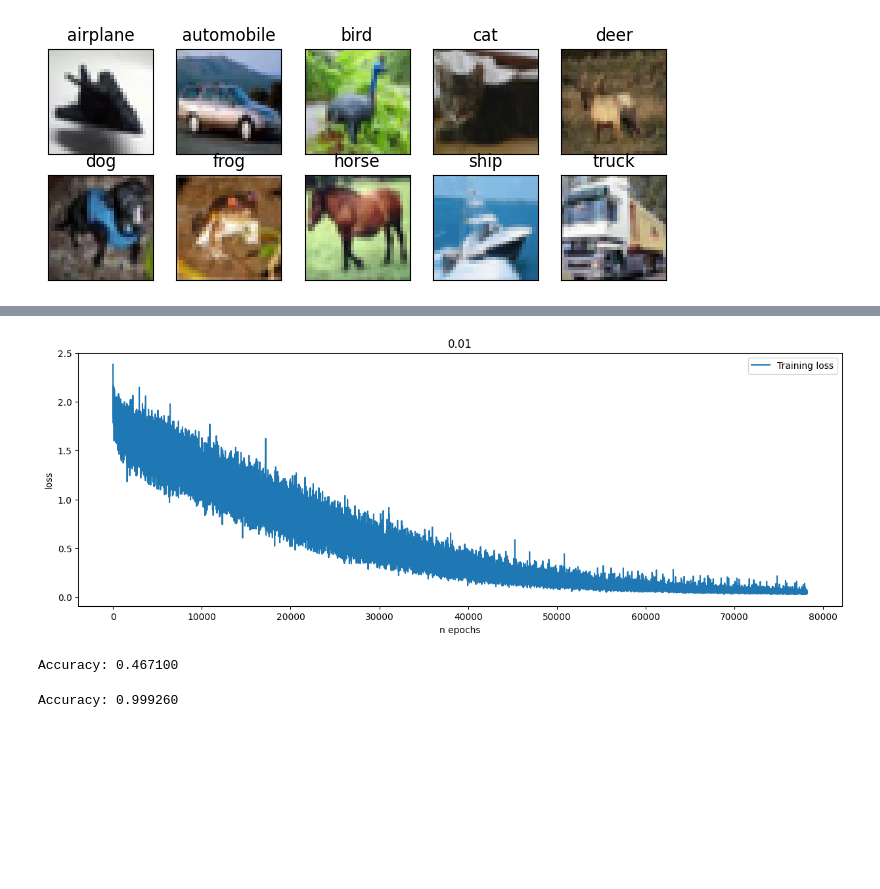
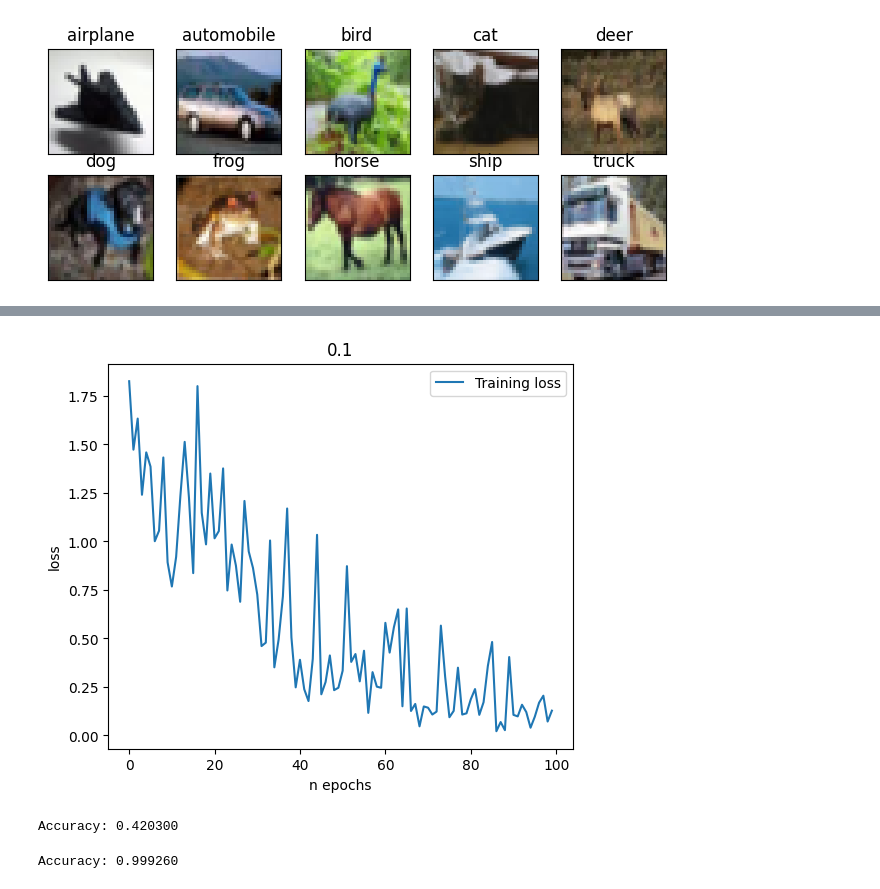
Before and after one commit to swetzel1/introduction_to_ml, a Jupyter notebook: hw6/hw6_p2a.ipynb, the cells around one changed output, grey strips where cells are left out. Cells and saved outputs as stored; diff of their text form; code cells hidden in the pictures; blank space fills up the shorter version.

Commit message:
plot loss

```diff
--- a/hw6/hw6_p2a.ipynb
+++ b/hw6/hw6_p2a.ipynb
@@ -65,7 +71,7 @@ model = nn.Sequential(
 train_loader = torch.utils.data.DataLoader(cifar10, batch_size=64, shuffle=True)
 
 
-learning_rate = 0.01
+learning_rate = 0.1
 n_epochs = 100
 
 
@@ -115,14 +121,14 @@ Training time:  0:43:35.519667
 # %%
 plt.figure
-figure(figsize=(15, 5))
+figure(figsize=(6, 5))
 plt.plot(loss_history, label="Training loss")
 plt.xlabel("n epochs")
 plt.ylabel("loss")
 plt.legend()
 plt.title(learning_rate)
 plt.show()
 # %% [output]
-[figure, old version]
+[figure, new version]
 # %%
 #!!!
 #save model
@@ -147,7 +153,7 @@ with torch.no_grad():
 
 print("Accuracy: %f" % (correct / total))
 # %% [output]
-Accuracy: 0.467100
+Accuracy: 0.420300
 # %%
 #Training Set accuracy
 
```
Also changed, not shown: parts of 7 cells of this notebook.
